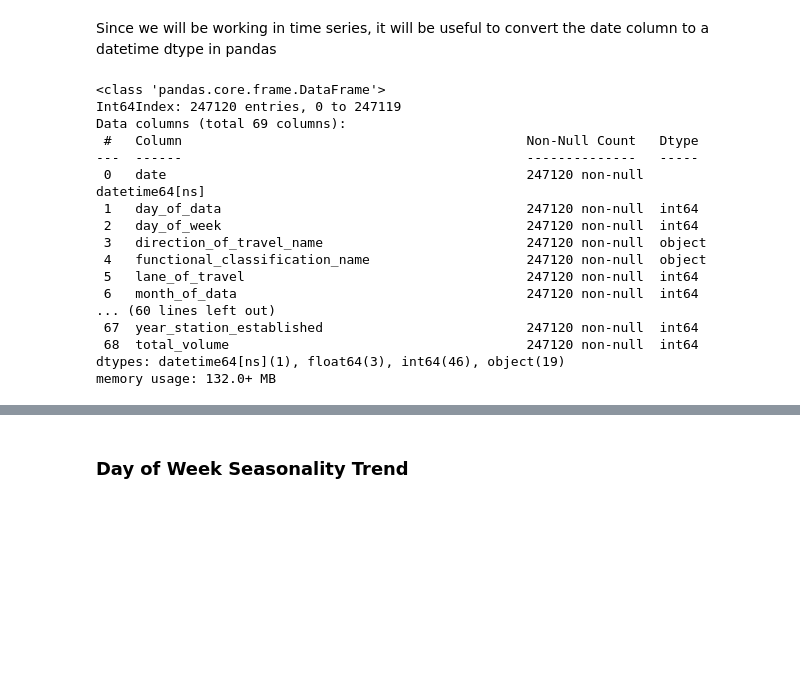
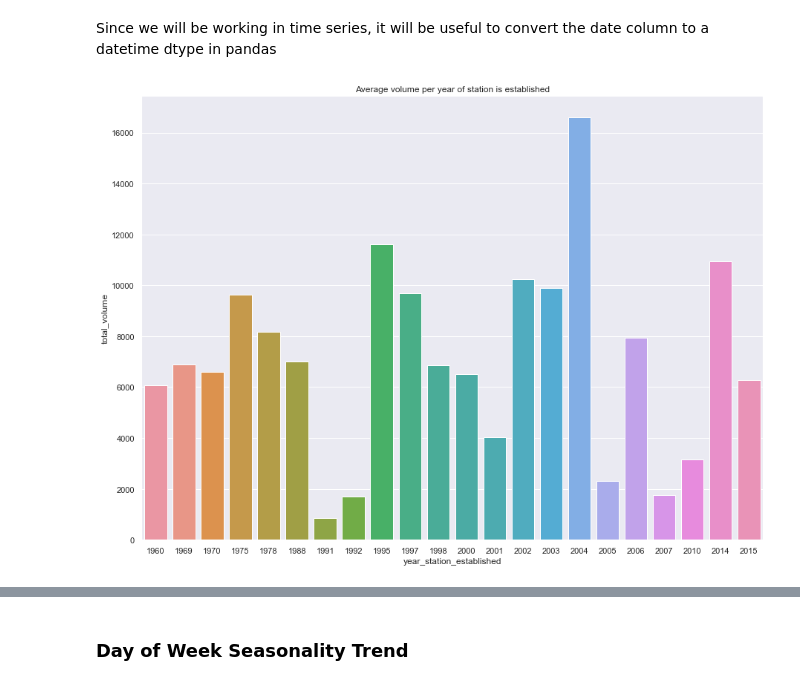
Before and after one commit to Daryl-PSH/us_traffic, a Jupyter notebook: notebooks/EDA.ipynb, the cells around one changed output, grey strips where cells are left out. Saved outputs shown, nothing was run; the diff lists cells and outputs as text; code cells hidden in the pictures; blank space fills up the shorter version.

```diff
--- a/notebooks/EDA.ipynb
+++ b/notebooks/EDA.ipynb
@@ -178,23 +138,12 @@ Most of the observation stations are relatively new where they are constructed s
 Since we will be working in time series, it will be useful to convert the date column to a datetime dtype in pandas
 # %%
 combined_df["date"] = pd.to_datetime(combined_df["date"])
-# %%
-combined_df.info()
-# %% [output]
-<class 'pandas.core.frame.DataFrame'>
-Int64Index: 247120 entries, 0 to 247119
-Data columns (total 69 columns):
- #   Column                                            Non-Null Count   Dtype
----  ------                                            --------------   -----
- 0   date                                              247120 non-null  datetime64[ns]
- 1   day_of_data                                       247120 non-null  int64
- 2   day_of_week                                       247120 non-null  int64
- 3   direction_of_travel_name                          247120 non-null  object
- 4   functional_classification_name                    247120 non-null  object
- 5   lane_of_travel                                    247120 non-null  int64
- 6   month_of_data                                     247120 non-null  int64
-... (60 lines left out)
- 67  year_station_established                          247120 non-null  int64
- 68  total_volume                                      247120 non-null  int64
-dtypes: datetime64[ns](1), float64(3), int64(46), object(19)
-memory usage: 132.0+ MB
+# %%
+plot_dims = (15, 11)
+fig, ax= plt.subplots(figsize=plot_dims)
+plt.title("Average volume per year of station is established")
+sns.barplot(x=combined_df.groupby("year_station_established").mean().index, y="total_volume",
+        data=combined_df.groupby("year_station_established").mean())
+plt.show()
+# %% [output]
+[figure, added]
```
Also changed, not shown: parts of 33 cells of this notebook, 1 other file.
